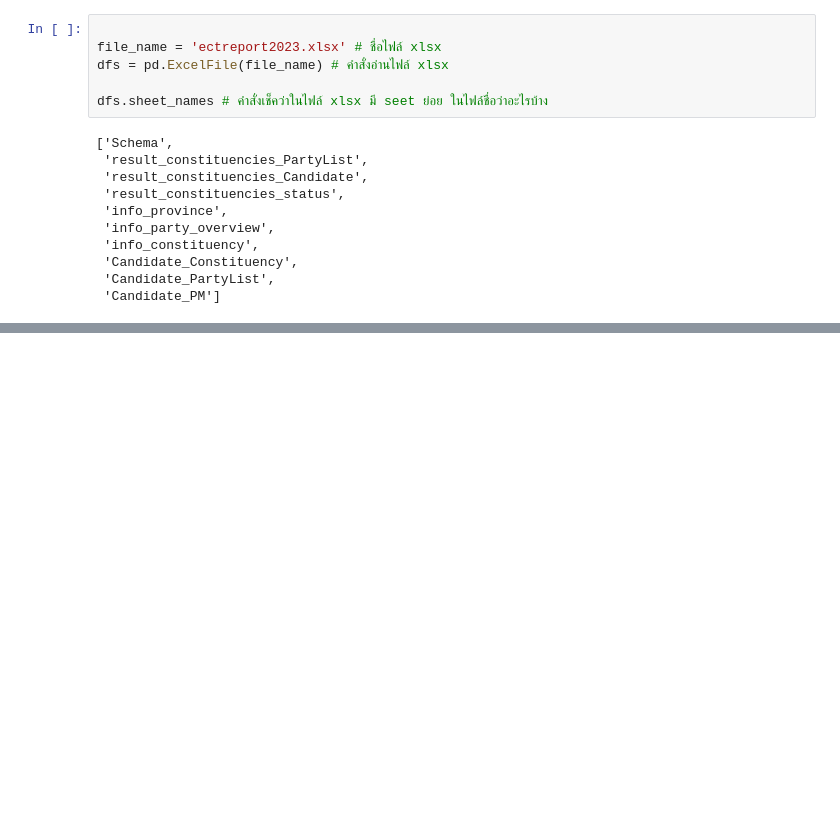
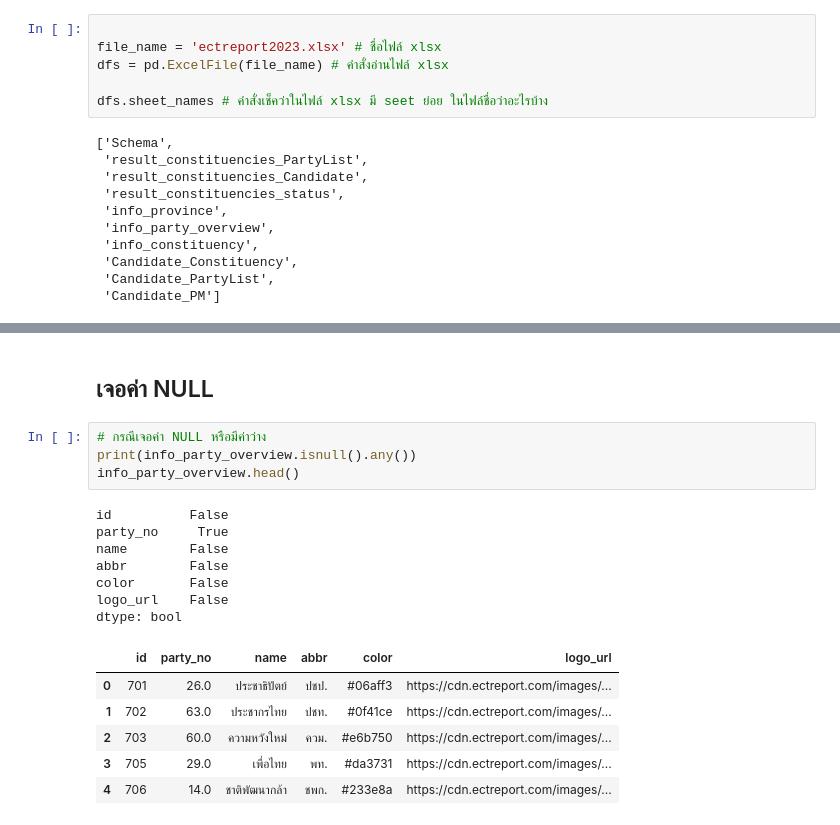
Before and after one commit to Sunisa78-8/Python_dataviz2023, a Jupyter notebook: พยย_นน.ipynb, the cells around one changed output, grey strips where cells are left out. Cells and saved outputs as stored; diff of their text form; blank space fills up the shorter version.

```diff
--- a/พยย_นน.ipynb
+++ b/พยย_นน.ipynb
@@ -70,0 +128,20 @@ dfs.sheet_names # คำสั่งเช็คว่าในไฟล์ xlsx
+# %% [markdown]
+## เจอค่า NULL
+# %%
+# กรณีเจอค่า NULL หรือมีค่าว่าง
+print(info_party_overview.isnull().any())
+info_party_overview.head()
+# %% [output]
+id          False
+party_no     True
+name        False
+abbr        False
+color       False
+logo_url    False
+dtype: bool
+|  | id | party_no | name | abbr | color | logo_url |
+| 0 | 701 | 26.0 | ประชาธิปัตย์ | ปชป. | #06aff3 | https://cdn.ectreport.com/images/... |
+| 1 | 702 | 63.0 | ประชากรไทย | ปชท. | #0f41ce | https://cdn.ectreport.com/images/... |
+| 2 | 703 | 60.0 | ความหวังใหม่ | ควม. | #e6b750 | https://cdn.ectreport.com/images/... |
+| 3 | 705 | 29.0 | เพื่อไทย | พท. | #da3731 | https://cdn.ectreport.com/images/... |
+| 4 | 706 | 14.0 | ชาติพัฒนากล้า | ชพก. | #233e8a | https://cdn.ectreport.com/images/... |
```
Also changed, not shown: parts of 22 cells of this notebook.
